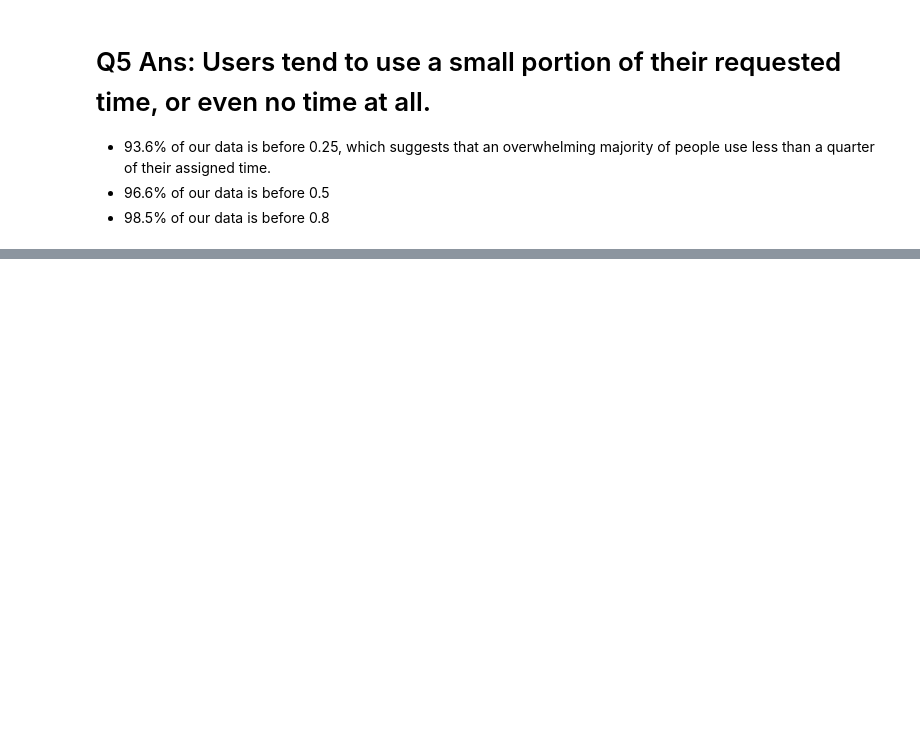
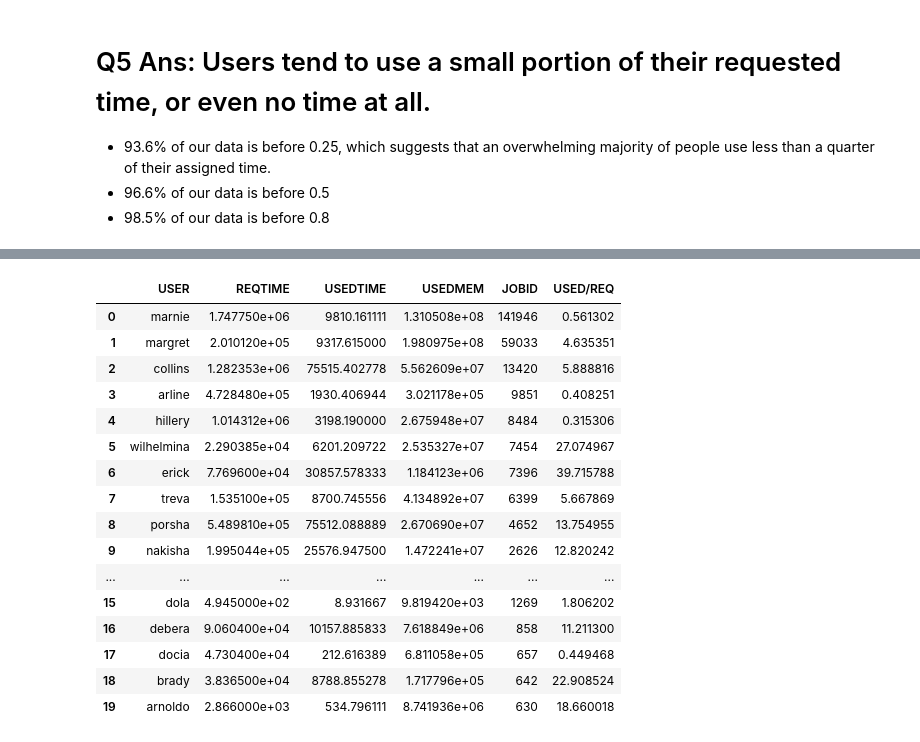
Before and after one commit to ashamaheshwari/accre_vanderbilt_project, a Jupyter notebook: twix_q3_q5.ipynb, the cells around one changed output, grey strips where cells are left out. Cells and saved outputs as stored; diff of their text form; code cells hidden in the pictures; blank space fills up the shorter version.

```diff
--- a/twix_q3_q5.ipynb
+++ b/twix_q3_q5.ipynb
@@ -224,0 +269,30 @@ l80, g80, g80/(l80 + g80) * 100
+# %%
+completed_Top20_User = (
+    completed.groupby(['USER'])
+    .agg({'REQTIME':'sum','USEDTIME':'sum','USEDMEM':'sum', "JOBID":'count'})
+    .sort_values(by=['JOBID'],ascending=False)
+    .reset_index()
+    .head(20)
+)
+# %%
+completed_Top20_User['USED/REQ'] = (completed_Top20_User['USEDTIME'] / completed_Top20_User['REQTIME']) *100
+# %%
+completed_Top20_User
+# %% [output]
+|  | USER | REQTIME | USEDTIME | USEDMEM | JOBID | USED/REQ |
+| 0 | marnie | 1.747750e+06 | 9810.161111 | 1.310508e+08 | 141946 | 0.561302 |
+| 1 | margret | 2.010120e+05 | 9317.615000 | 1.980975e+08 | 59033 | 4.635351 |
+| 2 | collins | 1.282353e+06 | 75515.402778 | 5.562609e+07 | 13420 | 5.888816 |
+| 3 | arline | 4.728480e+05 | 1930.406944 | 3.021178e+05 | 9851 | 0.408251 |
+| 4 | hillery | 1.014312e+06 | 3198.190000 | 2.675948e+07 | 8484 | 0.315306 |
+| 5 | wilhelmina | 2.290385e+04 | 6201.209722 | 2.535327e+07 | 7454 | 27.074967 |
+| 6 | erick | 7.769600e+04 | 30857.578333 | 1.184123e+06 | 7396 | 39.715788 |
+| 7 | treva | 1.535100e+05 | 8700.745556 | 4.134892e+07 | 6399 | 5.667869 |
+| 8 | porsha | 5.489810e+05 | 75512.088889 | 2.670690e+07 | 4652 | 13.754955 |
+| 9 | nakisha | 1.995044e+05 | 25576.947500 | 1.472241e+07 | 2626 | 12.820242 |
+| ... | ... | ... | ... | ... | ... | ... |
+| 15 | dola | 4.945000e+02 | 8.931667 | 9.819420e+03 | 1269 | 1.806202 |
+| 16 | debera | 9.060400e+04 | 10157.885833 | 7.618849e+06 | 858 | 11.211300 |
+| 17 | docia | 4.730400e+04 | 212.616389 | 6.811058e+05 | 657 | 0.449468 |
+| 18 | brady | 3.836500e+04 | 8788.855278 | 1.717796e+05 | 642 | 22.908524 |
+| 19 | arnoldo | 2.866000e+03 | 534.796111 | 8.741936e+06 | 630 | 18.660018 |
```
Also changed, not shown: parts of 7 cells of this notebook, 2 other files.
